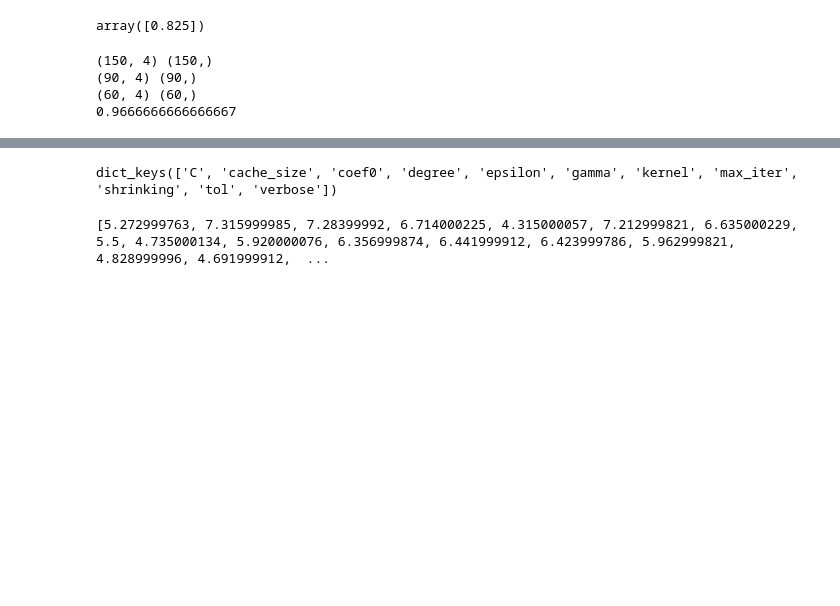
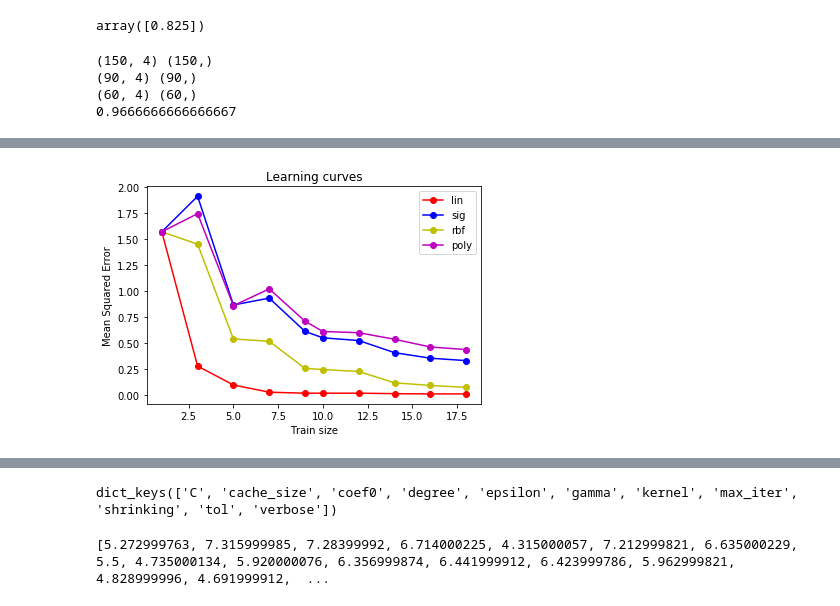
Before and after one commit to yunzhe99/MCM_ICM_WHU_2020, a Jupyter notebook: source_code/SVM/SVM_for_regression_with happiness.ipynb, the cells around one changed output, grey strips where cells are left out. Cells and saved outputs as stored; diff of their text form; code cells hidden in the pictures; blank space fills up the shorter version.

```diff
--- a/source_code/SVM/SVM_for_regression_with happiness.ipynb
+++ b/source_code/SVM/SVM_for_regression_with happiness.ipynb
@@ -162,3 +151,88 @@ plt.show()
+# %%
+################################################################################
+# 对学习过程进行可视化
+
+from sklearn.model_selection import learning_curve
+import numpy as np
+from sklearn.model_selection import train_test_split
+from sklearn import svm
+from sklearn.metrics import mean_squared_error
+from sklearn.preprocessing import MinMaxScaler
+from sklearn.preprocessing import StandardScaler
+from matplotlib import pyplot as plt
+import warnings
+
+warnings.filterwarnings('ignore')
+'''
+依次为中国、北美、亚太、西欧、印度、中东、南美、东欧、非洲、日本
+'''
+features = [[18240.9,5.31927809,5.226721437,1.081165791,1.160837412,0.741415501,0.472787708,0.028806841,0.022794275,1.764938593],#中国
+            [5816.5,7.384402835,7.247597134,1.479204416,1.481348991,0.834557652,0.611100912,0.435539722,0.287371516,2.187264442],#加拿大
+            [4599.7,7.356651225,7.211348615,1.484414935,1.510041952,0.843886793,0.601607382,0.47769925,0.30118373,2.065210819],#澳大利亚
+            [4047.5,6.783791761,6.644208689,1.44163394,1.49646008,0.805335939,0.508190036,0.492774159,0.265428066,1.704143524],#西欧
+            [3372.7,4.371522017,4.258478097,0.792221248,0.754372597,0.455427617,0.469987005,0.231538489,0.092226885,1.519117117],#印度
+            [2844.2,7.279853256,7.146146385,1.375382423,1.376289964,0.838404,0.405988604,0.330082655,0.0852421,2.801757336],#以色列
+            [1945.2,6.725469502,6.544530956,1.10735321,1.431306005,0.616552353,0.437453747,0.162349895,0.111092761,2.769267082],#巴西
+            [1762.1,5.594864963,5.405135037,1.198274374,1.337753177,0.637605608,0.3007406,0.046693042,0.09967158,1.879277945],#土耳其
+            [1214,4.82513379,4.644866477,0.989701807,0.997471392,0.520187259,0.282110155,0.128631443,0.114381365,1.702161074],#埃及
+            [1030.7,5.990719445,5.849280708,1.416915178,1.436337829,0.913475871,0.505625546,0.120572768,0.163760737,1.363223553],#日本
+            [1945.2,6.452020054,6.261979694,1.070622325,1.402182937,0.595027924,0.477487415,0.149014473,0.046668742,2.616068125],#哥伦比亚
+            [4047.5,6.515767802,6.368232022,1.430923462,1.387776852,0.844465852,0.470222116,0.129762307,0.172502428,2.005954742],#法国
+            [4599.7,6.509116856,6.338882717,1.127868772,1.425792456,0.647239029,0.580200732,0.57212311,0.031612735,2.039508343],#泰国
+            [2844.2,6.030274907,5.895724734,1.281778097,1.469282389,0.547349334,0.373783112,0.052263822,0.032962881,2.205607414],#俄罗斯
+            [1214,4.929435188,4.728564805,1.054698706,1.384788632,0.18708007,0.479246736,0.13936238,0.072509497,1.510908604],#南非
+            [2844.2,4.798224708,4.585775117,1.156873107,0.711551249,0.639333189,0.249322608,0.387242913,0.048761073,1.498734951],#伊朗
+            [4047.5,7.594444821,7.479555538,1.616463184,1.53352356,0.796666503,0.635422587,0.362012237,0.315963835,2.277026653],#挪威
+            [5816.5,7.074656748,6.911343313,1.546259284,1.419920564,0.774286628,0.505740523,0.392578781,0.135638788,2.218113422],#美国
+            [1762.1,6.177348412,6.018651687,1.325393558,1.505059242,0.712732911,0.295817465,0.136544481,0.024210852,2.097776651],#斯洛伐克
+            [2844.2,5.885180876,5.758819178,1.130776763,1.493149161,0.43772608,0.418271929,0.249924988,0.25927034,1.832909822]]#土库曼斯坦
+y = [5.272999763,7.315999985,7.28399992,
+             6.714000225,4.315000057,7.212999821,
+             6.635000229,5.5,4.735000134,5.920000076,
+             6.356999874,6.441999912,6.423999786,5.962999821,4.828999996,4.691999912,7.537000179,6.993000031,6.09800005,5.822000027]
+
+
+min_max_scaler = MinMaxScaler()
+
+features = min_max_scaler.fit_transform(features)
+
+plt.figure()
+
+lin = svm.SVR(kernel = 'linear')
+sig = svm.SVR(kernel = 'sigmoid')
+rbf = svm.SVR(kernel = 'rbf')
+plo = svm.SVR(kernel = 'poly')
+
+train_sizes1, train_scores_svr1, test_scores_svr1 = \
+    learning_curve(lin, features, y, train_sizes=np.linspace(0.1, 1, 10),
+                   scoring="neg_mean_squared_error", cv=10)
+train_sizes2, train_scores_svr2, test_scores_svr2 = \
+    learning_curve(sig, features, y, train_sizes=np.linspace(0.1, 1, 10),
+                   scoring="neg_mean_squared_error", cv=10)
+train_sizes3, train_scores_svr3, test_scores_svr3 = \
+    learning_curve(rbf, features, y, train_sizes=np.linspace(0.1, 1, 10),
+                   scoring="neg_mean_squared_error", cv=10)
+train_sizes4, train_scores_svr4, test_scores_svr4 = \
+    learning_curve(plo, features, y, train_sizes=np.linspace(0.1, 1, 10),
+                   scoring="neg_mean_squared_error", cv=10)
+
+plt.plot(train_sizes1, -test_scores_svr1.mean(1), 'o-', color="r",
+         label="lin")
+plt.plot(train_sizes2, -test_scores_svr2.mean(1), 'o-', color="b",
+         label="sig")
+plt.plot(train_sizes3, -test_scores_svr3.mean(1), 'o-', color="y",
+         label="rbf")
+plt.plot(train_sizes4, -test_scores_svr4.mean(1), 'o-', color="m",
+         label="poly")
+
+plt.xlabel("Train size")
+plt.ylabel("Mean Squared Error")
+plt.title('Learning curves')
+plt.legend(loc="best")
+
+plt.show()
+# %% [output]
+[figure, added]
 # %%
 china = [18240.9,5.31927809,5.226721437,1.081165791,1.160837412,0.741415501,0.472787708,0.028806841,0.022794275,1.764938593]
 features = [[18240.9,5.31927809,5.226721437,1.081165791,1.160837412,0.741415501,0.472787708,0.028806841,0.022794275,1.764938593],#中国
```
Also changed, not shown: parts of 4 cells of this notebook, 7 other files.
